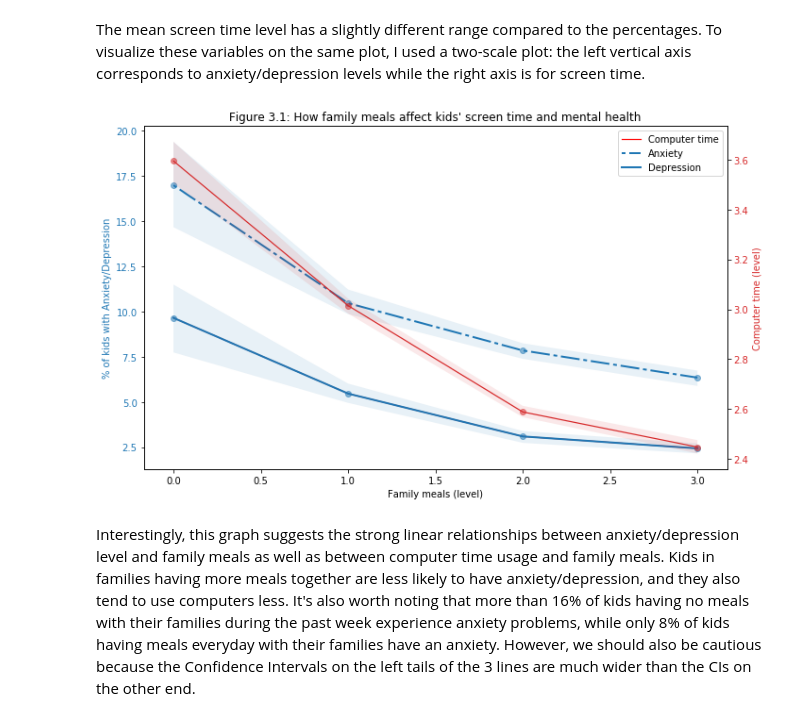
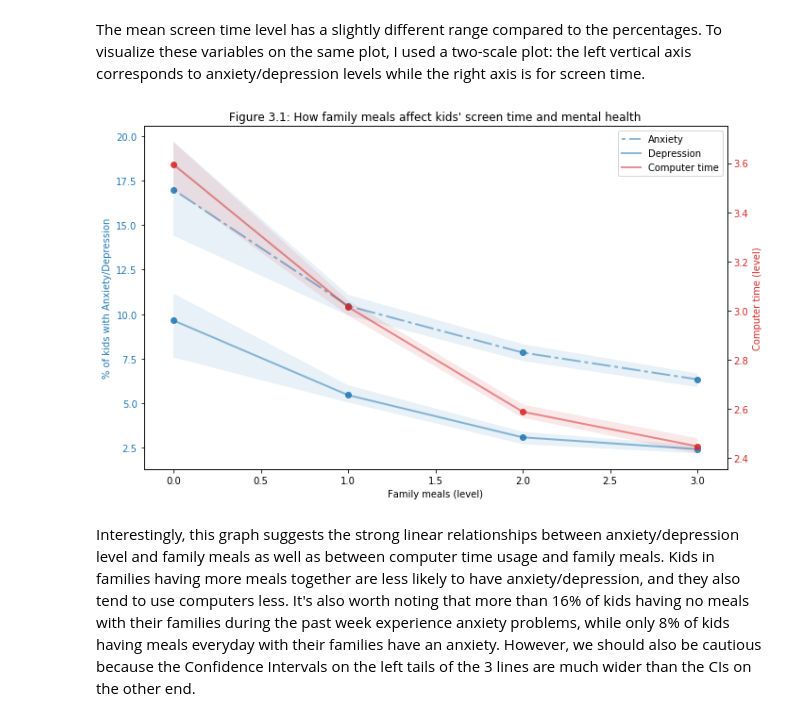
Before and after one commit to minhkhang1795/ThinkStats2, a Jupyter notebook: project1/project1.ipynb, the cells around one changed output. Drawn from its saved outputs; the diff is of its cells as text; code cells hidden in the pictures.

```diff
--- a/project1/project1.ipynb
+++ b/project1/project1.ipynb
@@ -104,8 +104,7 @@ for _ in range(101):
 estimatesList = np.array(t).transpose()
 cis = []
 for estimates in estimatesList:
-    ci = ComputeCI(estimates)
-    cis.append(ci)
+    cis.append(ComputeCI(estimates))
 cis = np.array(cis).transpose()
 # %% [markdown]
 Now, re-plot the results with 90% CI. The 90% CI of the rightmost tail (for kids spending > 4hrs) seems to have a wider range, meaning that this estimate has higher uncertainty.
@@ -133,15 +129,11 @@ for i in range(len(labels)):
     cis = ComputeCIs(SamplingDistributions(df, group_name='cmputr_time', Operation=CalculatePercentages, variable=variables[i]))
     cis_tv = ComputeCIs(SamplingDistributions(df, group_name='tv_time', Operation=CalculatePercentages, variable=variables[i]))
     # Computer time
-    ax[i].plot(bins, perc, label='Computer', linewidth=2, color='blue', alpha=0.5)
-    ax[i].scatter(bins, perc, linewidth=0.5, color='blue', alpha=0.5)
-    ax[i].fill_between(bins, cis[0], cis[1], where=cis[0] <= cis[1],
-                    facecolor='blue', alpha=0.05, interpolate=True)
+    plotLineWithCI(ax[i], bins, perc, cis, label='Computer', color='blue')
+
     # TV time
-    ax[i].plot(bins_tv, perc_tv, label='TV', linewidth=2, color='green', alpha=0.5)
-    ax[i].scatter(bins_tv, perc_tv, linewidth=0.5, color='green', alpha=0.5)
-    ax[i].fill_between(bins, cis_tv[0], cis_tv[1], where=cis_tv[0] <= cis_tv[1],
-                    facecolor='green', alpha=0.05, interpolate=True)
+    plotLineWithCI(ax[i], bins_tv, perc_tv, cis_tv, label='TV', color='green')
+
     ax[i].legend(loc='best')
     ax[i].title.set_text("Figure 1.3." + str(i + 1) +": Screen time vs % of kids with " + labels[i])
     ax[i].set(xlabel='Screen time (level)', ylabel='% of kids with ' + labels[i])
@@ -328,42 +316,36 @@ The mean screen time level has a slightly different range compared to the percen
 # %%
 fig, ax2 = plt.subplots(figsize=(10,6))
 
 color = 'tab:blue'
 ax2.set_xlabel('Family meals (level)')
-ax2.set_ylabel('% of kids with Anxiety/Depression', color=color)  # we already handled the x-label with ax1
-ax2.plot(bins, perc_depression, label='Computer time', linewidth=1.2, color='red', alpha=1) # Cheating a bit. Creating legend for computer time
+ax2.set_ylabel('% of kids with Anxiety/Depression', color=color)
 
 # Anxiety plot
-line, = ax2.plot(bins, perc_anxiety, label='Anxiety', linewidth=2, color=color)
-line.set_dashes([2, 2, 10, 2])
-ax2.scatter(bins, perc_anxiety, linewidth=1, color=color, alpha=0.5)
-ax2.fill_between(bins, cis_anxiety[0], cis_anxiety[1], where=cis_anxiety[0] <= cis_anxiety[1],
-                    facecolor=color, alpha=0.1, interpolate=True)
+line1 = plotLineWithCI(ax2, bins, perc_anxiety, cis_anxiety, label='Anxiety', color=color)
+line1[0].set_dashes([2, 2, 10, 2])
+
 # Depression plot
-ax2.plot(bins, perc_depression, label='Depression', linewidth=2, color=color)
-ax2.scatter(bins, perc_depression, linewidth=1, color=color, alpha=0.5)
-ax2.fill_between(bins, cis_depression[0], cis_depression[1], where=cis_depression[0] <= cis_depression[1],
-                    facecolor=color, alpha=0.1, interpolate=True)
+line2 = plotLineWithCI(ax2, bins, perc_depression, cis_depression, label='Depression', color=color)
+
 ax2.tick_params(axis='y', labelcolor=color)
-
 ax1 = ax2.twinx()  # instantiate a second axes that shares the same x-axis
 
 color = 'tab:red'
-ax1.set_ylabel('Computer time (level)', color=color)
+ax1.set_ylabel('Computer time (level)', color=color) # we already handled the x-label with ax2
 
 # Computer time plot
-ax1.plot(bins, screen_time, label='Computer time', linewidth=1.2, color=color)
-ax1.scatter(bins, screen_time, linewidth=1, color=color, alpha=0.5)
-ax1.fill_between(bins, cis_screen_time[0], cis_screen_time[1], where=cis_screen_time[0] <= cis_screen_time[1],
-                    facecolor=color, alpha=0.1, interpolate=True)
+line3 = plotLineWithCI(ax1, bins, screen_time, cis_screen_time, label='Computer time', color=color)
+
 ax1.tick_params(axis='y', labelcolor=color)
 ax1.title.set_text('Figure 3.1: How family meals affect kids\' screen time and mental health')
 
-ax2.legend()
+lines = line1 + line2 + line3
+labels = [l.get_label() for l in lines]
+ax2.legend(lines, labels)
 fig.tight_layout()  # otherwise the right y-label is slightly clipped
 plt.show()
 # %% [output]
-[figure, old version]
+[figure, new version]
 # %% [markdown]
 Interestingly, this graph suggests the strong linear relationships between anxiety/depression level and family meals as well as between computer time usage and family meals. Kids in families having more meals together are less likely to have anxiety/depression, and they also tend to use computers less. It's also worth noting that more than 16% of kids having no meals with their families during the past week experience anxiety problems, while only 8% of kids having meals everyday with their families have an anxiety. However, we should also be cautious because the Confidence Intervals on the left tails of the 3 lines are much wider than the CIs on the other end.
 # %% [markdown]
```
Also changed, not shown: parts of 4 cells of this notebook, 1 other file.
